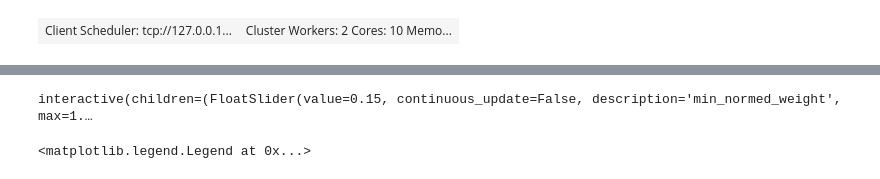
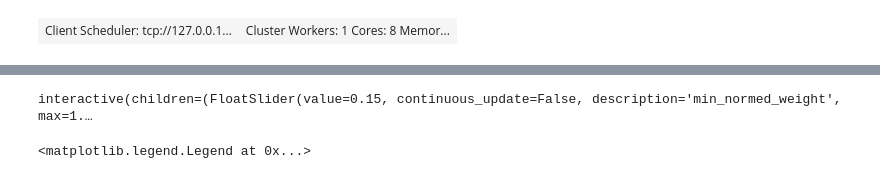
Before and after one commit to TAdeJong/LEEM-analysis, a Jupyter notebook: 2 - Driftcorrection.ipynb, the cells around one changed output, grey strips where cells are left out. Drawn from its saved outputs; the diff is of its cells as text; code cells hidden in the pictures.

```diff
--- a/2 - Driftcorrection.ipynb
+++ b/2 - Driftcorrection.ipynb
@@ -27,11 +27,11 @@ from skimage import filters
 from Registration import *
 # %%
 plt.rcParams["figure.figsize"] = [12., 8.]
-cluster = LocalCluster(n_workers=2, threads_per_worker=5, memory_limit='15GB')
+cluster = LocalCluster(n_workers=1, threads_per_worker=8)
 client = Client(cluster)
 client
 # %% [output]
-| Client Scheduler: tcp://127.0.0.1... | Cluster Workers: 2 Cores: 10 Memo... |
+| Client Scheduler: tcp://127.0.0.1... | Cluster Workers: 1 Cores: 8 Memor... |
 # %%
 client.upload_file('Registration.py')
 
```
Also changed, not shown: parts of 9 cells of this notebook, 4 other files.
